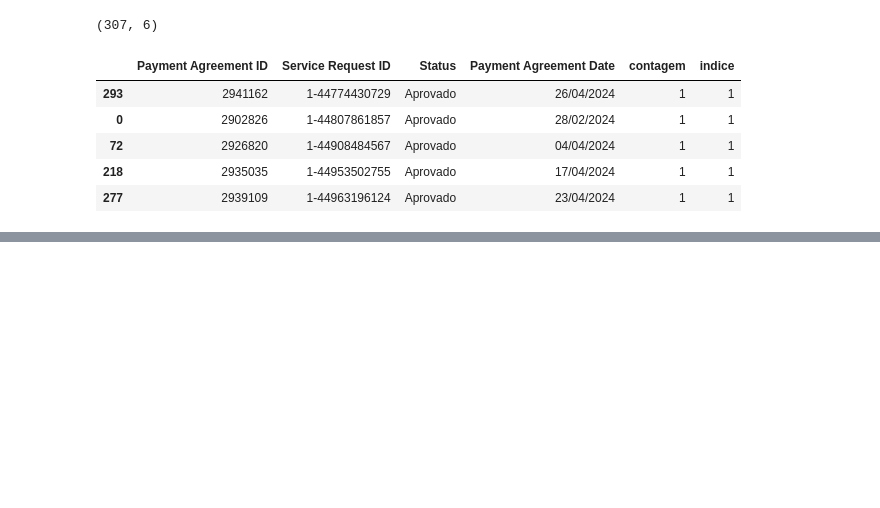
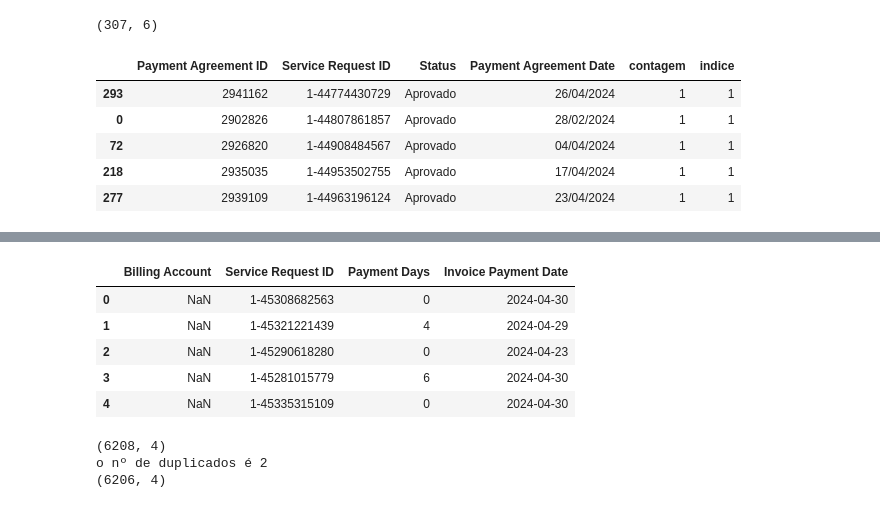
Before and after one commit to josepmatias/nos_reten-ao, a Jupyter notebook: actividades extra.ipynb, the cells around one changed output, grey strips where cells are left out. Drawn from its saved outputs; the diff is of its cells as text; code cells hidden in the pictures; blank space fills up the shorter version.

```diff
--- a/actividades extra.ipynb
+++ b/actividades extra.ipynb
@@ -365,3 +365,25 @@ files.download("acordos de pagamento.xlsx")
 # %% [output]
 [interactive output not drawn]
 [interactive output not drawn]
+# %%
+#ler e ver o ficheiro template_pagamento
+template_pagamentodb=pd.read_excel(template_pagamento, sheet_name=0)
+
+template_pagamentodb.head()
+# %% [output]
+|  | Billing Account | Service Request ID | Payment Days | Invoice Payment Date |
+| 0 | NaN | 1-45308682563 | 0 | 2024-04-30 |
+| 1 | NaN | 1-45321221439 | 4 | 2024-04-29 |
+| 2 | NaN | 1-45290618280 | 0 | 2024-04-23 |
+| 3 | NaN | 1-45281015779 | 6 | 2024-04-30 |
+| 4 | NaN | 1-45335315109 | 0 | 2024-04-30 |
+# %%
+#eliminar linhas duplicadas no template_pagamentodb
+print(template_pagamentodb.shape)
+print(f"o nº de duplicados é {template_pagamentodb.duplicated().sum()}")
+template_pagamentodb.drop_duplicates(ignore_index=True, inplace=True)
+print(template_pagamentodb.shape)
+# %% [output]
+(6208, 4)
+o nº de duplicados é 2
+(6206, 4)
```
Also changed, not shown: parts of 6 cells of this notebook.
